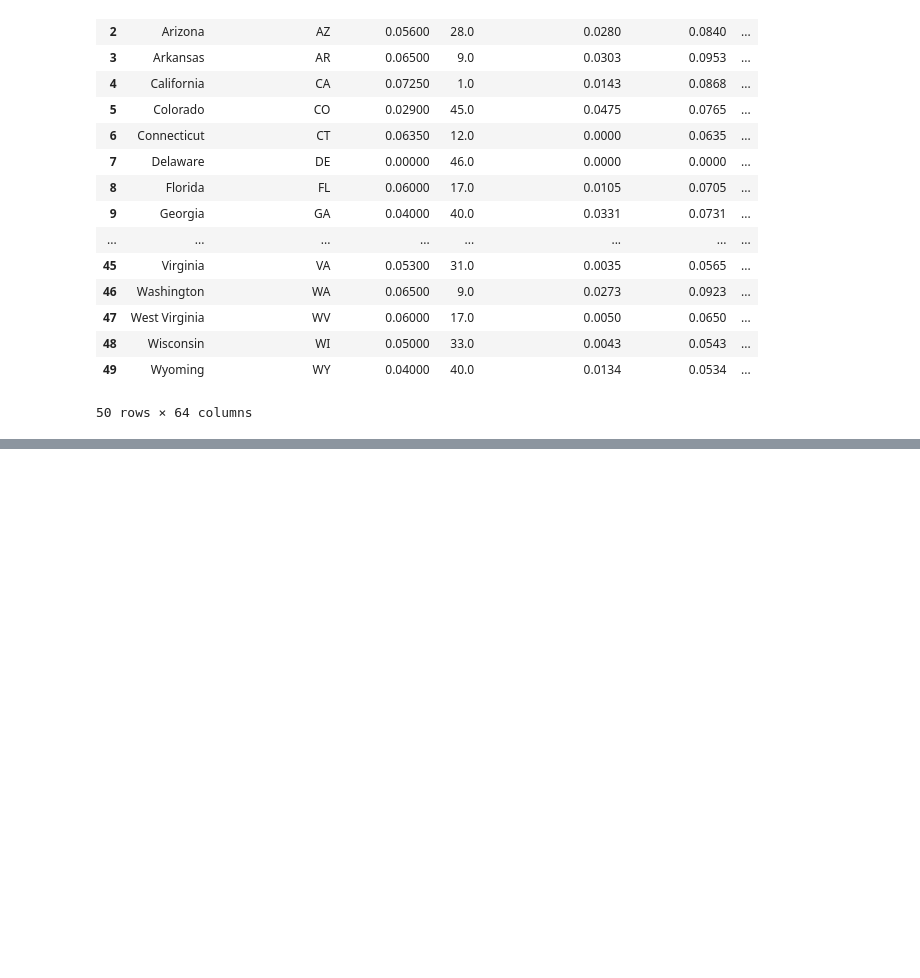
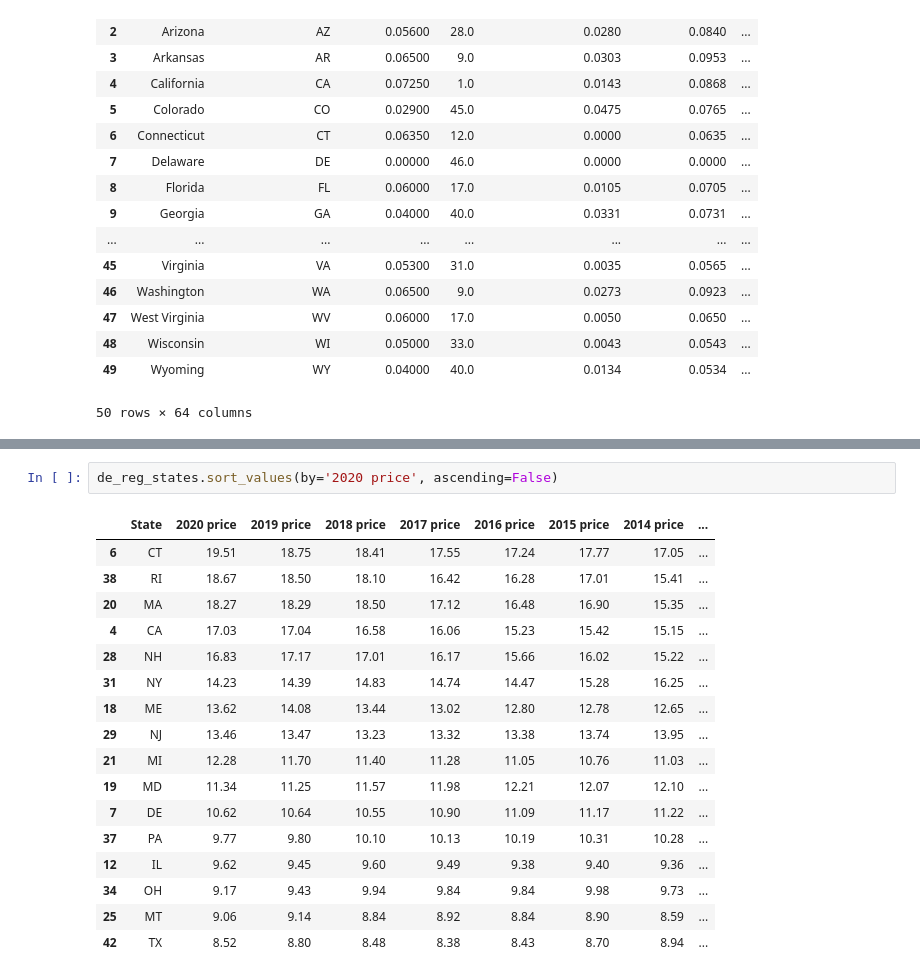
Before and after one commit to gpivaro/Project_1, a Jupyter notebook: Project_Notebook_API_KF.ipynb, the cells around one changed output, grey strips where cells are left out. Saved outputs shown, nothing was run; the diff lists cells and outputs as text; blank space fills up the shorter version.

```diff
--- a/Project_Notebook_API_KF.ipynb
+++ b/Project_Notebook_API_KF.ipynb
@@ -444,0 +456,20 @@ plt.show()
+# %%
+de_reg_states.sort_values(by='2020 price', ascending=False)
+# %% [output]
+|  | State | 2020 price | 2019 price | 2018 price | 2017 price | 2016 price | 2015 price | 2014 price | ... |
+| 6 | CT | 19.51 | 18.75 | 18.41 | 17.55 | 17.24 | 17.77 | 17.05 | ... |
+| 38 | RI | 18.67 | 18.50 | 18.10 | 16.42 | 16.28 | 17.01 | 15.41 | ... |
+| 20 | MA | 18.27 | 18.29 | 18.50 | 17.12 | 16.48 | 16.90 | 15.35 | ... |
+| 4 | CA | 17.03 | 17.04 | 16.58 | 16.06 | 15.23 | 15.42 | 15.15 | ... |
+| 28 | NH | 16.83 | 17.17 | 17.01 | 16.17 | 15.66 | 16.02 | 15.22 | ... |
+| 31 | NY | 14.23 | 14.39 | 14.83 | 14.74 | 14.47 | 15.28 | 16.25 | ... |
+| 18 | ME | 13.62 | 14.08 | 13.44 | 13.02 | 12.80 | 12.78 | 12.65 | ... |
+| 29 | NJ | 13.46 | 13.47 | 13.23 | 13.32 | 13.38 | 13.74 | 13.95 | ... |
+| 21 | MI | 12.28 | 11.70 | 11.40 | 11.28 | 11.05 | 10.76 | 11.03 | ... |
+| 19 | MD | 11.34 | 11.25 | 11.57 | 11.98 | 12.21 | 12.07 | 12.10 | ... |
+| 7 | DE | 10.62 | 10.64 | 10.55 | 10.90 | 11.09 | 11.17 | 11.22 | ... |
+| 37 | PA | 9.77 | 9.80 | 10.10 | 10.13 | 10.19 | 10.31 | 10.28 | ... |
+| 12 | IL | 9.62 | 9.45 | 9.60 | 9.49 | 9.38 | 9.40 | 9.36 | ... |
+| 34 | OH | 9.17 | 9.43 | 9.94 | 9.84 | 9.84 | 9.98 | 9.73 | ... |
+| 25 | MT | 9.06 | 9.14 | 8.84 | 8.92 | 8.84 | 8.90 | 8.59 | ... |
+| 42 | TX | 8.52 | 8.80 | 8.48 | 8.38 | 8.43 | 8.70 | 8.94 | ... |
```
Also changed, not shown: parts of 4 cells of this notebook, 1 other file.
